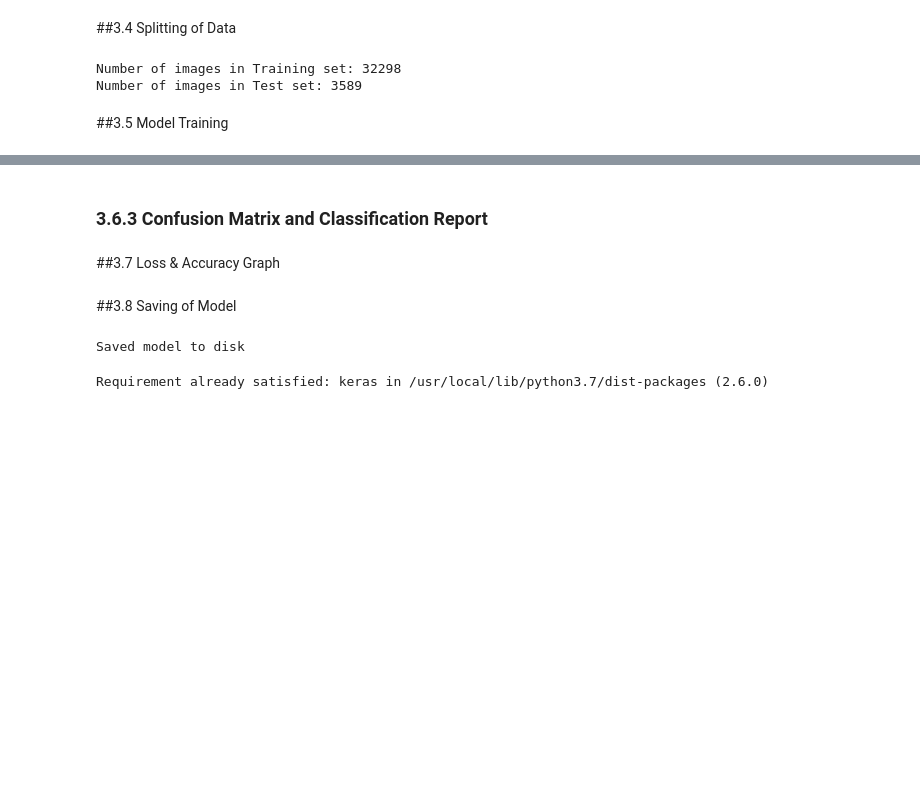
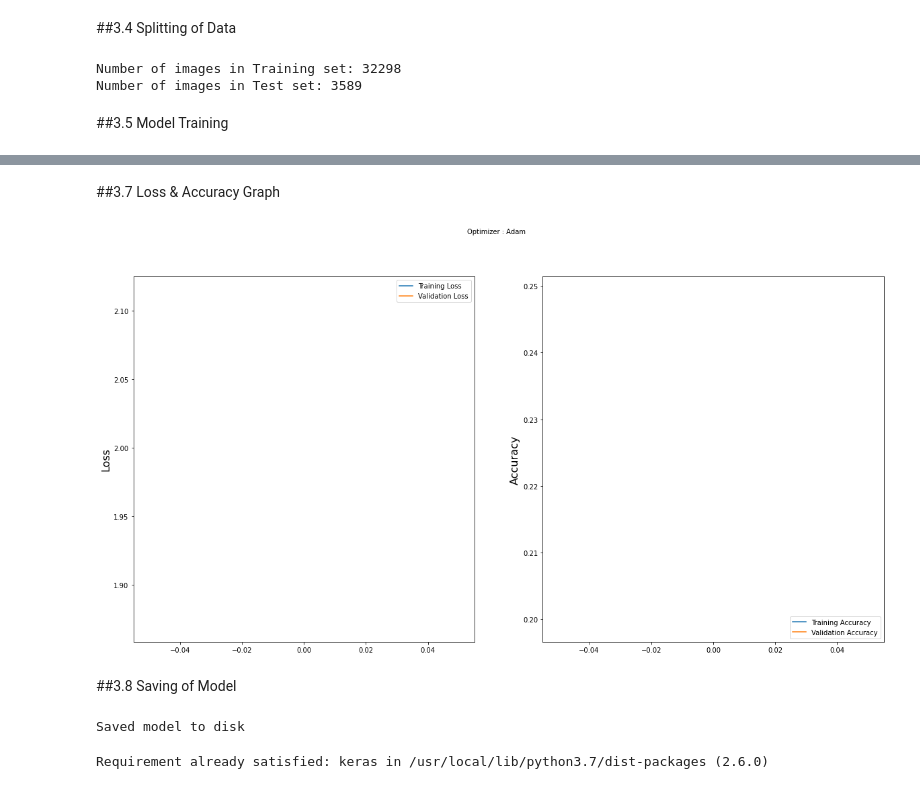
Before and after one commit to SajalSinha/Facial-Emotion-Recognition, a Jupyter notebook: FER_CNN_model.ipynb, the cells around one changed output, grey strips where cells are left out. Drawn from its saved outputs; the diff is of its cells as text; code cells hidden in the pictures; blank space fills up the shorter version.

```diff
--- a/FER_CNN_model.ipynb
+++ b/FER_CNN_model.ipynb
@@ -190,7 +193,7 @@ Number of images in Test set: 3589
 ##3.5 Model Training
 # %%
 #######HYPERPARAMATERS###########
-epochs = 100
+epochs = 75
 batch_size = 64
 learning_rate = 0.001
 #################################
@@ -315,2 +296,0 @@ calc_precision_recall(test_label,predicted_test_label)
-# %% [markdown]
-### 3.6.3 Confusion Matrix and Classification Report
@@ -327,22 +298,23 @@ print(metrics.classification_report(test_label, predicted_test_label, labels=['A
 ##3.7 Loss & Accuracy Graph
 # %%
 #Plotting Accuracy & Loss
-plt.style.use('dark_background')
 
 plt.figure(figsize=(20,10))
 plt.subplot(1, 2, 1)
 plt.suptitle('Optimizer : Adam', fontsize=10)
 plt.ylabel('Loss', fontsize=16)
 plt.plot(history.history['loss'], label='Training Loss')
 plt.plot(history.history['val_loss'], label='Validation Loss')
 plt.legend(loc='upper right')
 
 plt.subplot(1, 2, 2)
 plt.ylabel('Accuracy', fontsize=16)
 plt.plot(history.history['accuracy'], label='Training Accuracy')
 plt.plot(history.history['val_accuracy'], label='Validation Accuracy')
 plt.legend(loc='lower right')
 plt.show()
+# %% [output]
+[figure, added]
 # %% [markdown]
 ##3.8 Saving of Model
 # %%
```
Also changed, not shown: parts of 12 cells of this notebook.
